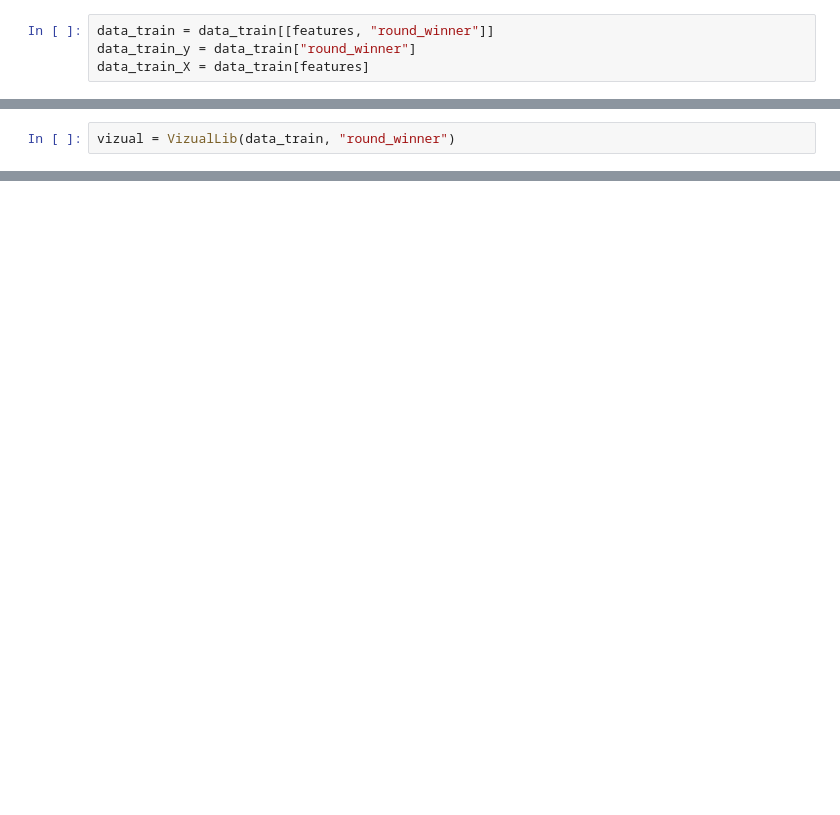
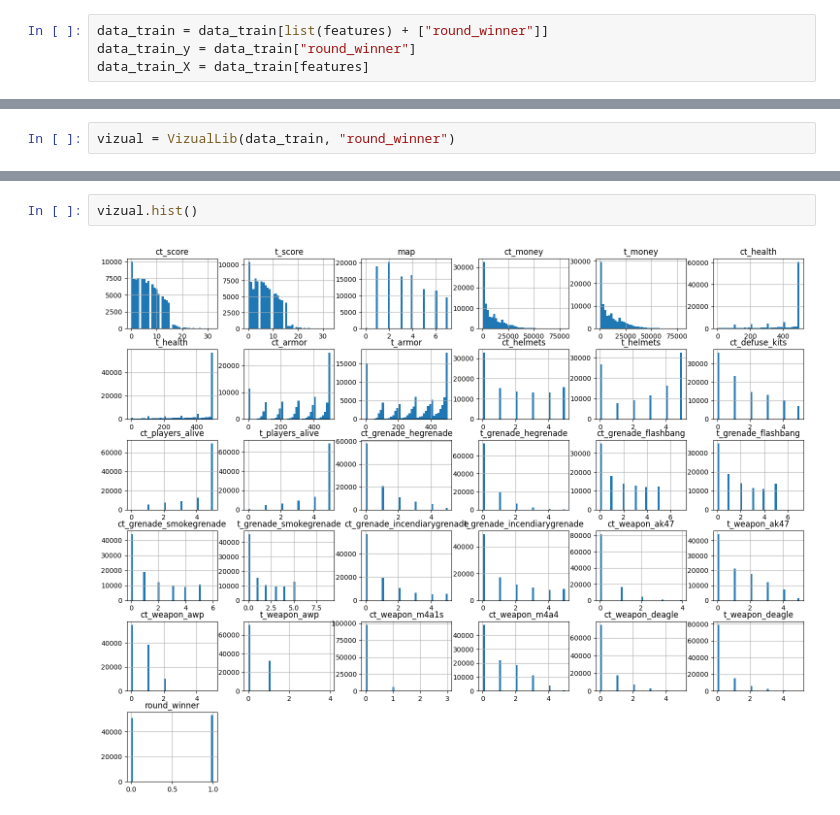
Before and after one commit to PNUAITeam13/CS-GO_Round_Winner_Clustering, a Jupyter notebook: csgo_rounds_winner.ipynb, the cells around one changed output, grey strips where cells are left out. Saved outputs shown, nothing was run; the diff lists cells and outputs as text; blank space fills up the shorter version.

```diff
--- a/csgo_rounds_winner.ipynb
+++ b/csgo_rounds_winner.ipynb
@@ -81,6 +81,6 @@ memory usage: 29.5+ MB
 # %%
 features = ["ct_score", "t_score", "map", "bomb_planted", "ct_money", "t_money", "ct_health", "t_health", "ct_armor", "t_armor", "ct_helmets", "t_helmets", "ct_defuse_kits", "ct_players_alive", "t_players_alive", "ct_grenade_hegrenade", "t_grenade_hegrenade", "ct_grenade_flashbang", "t_grenade_flashbang", "ct_grenade_smokegrenade", "t_grenade_smokegrenade", "ct_grenade_incendiarygrenade", "t_grenade_incendiarygrenade", "ct_weapon_ak47", "t_weapon_ak47", "ct_weapon_awp", "t_weapon_awp", "ct_weapon_m4a1s", "ct_weapon_m4a4", "ct_weapon_deagle", "t_weapon_deagle"]
 # %%
-data_train = data_train[[features, "round_winner"]]
+data_train = data_train[list(features) + ["round_winner"]]
 data_train_y = data_train["round_winner"]
 data_train_X = data_train[features]
@@ -94,0 +109,4 @@ vizual.heat_map()
+# %%
+vizual.hist()
+# %% [output]
+[figure, added]
```
Also changed, not shown: parts of 3 cells of this notebook, 1 other file.
